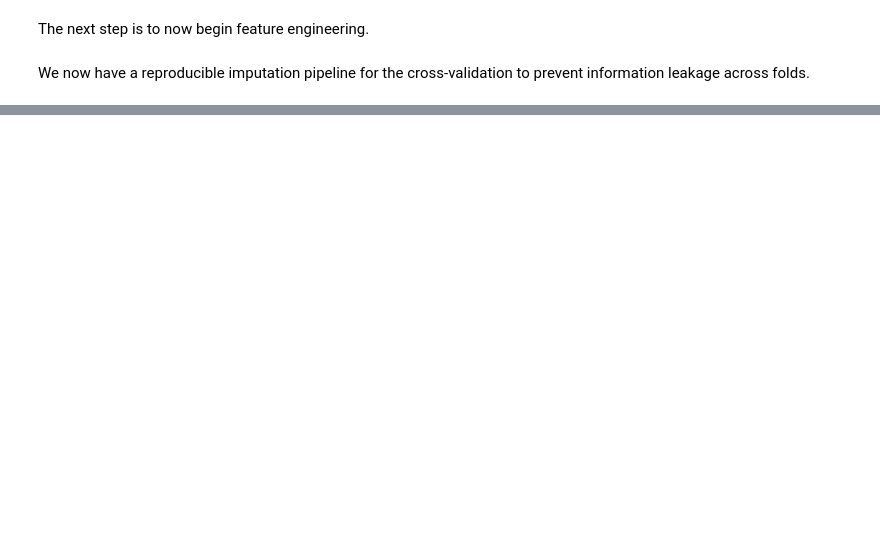
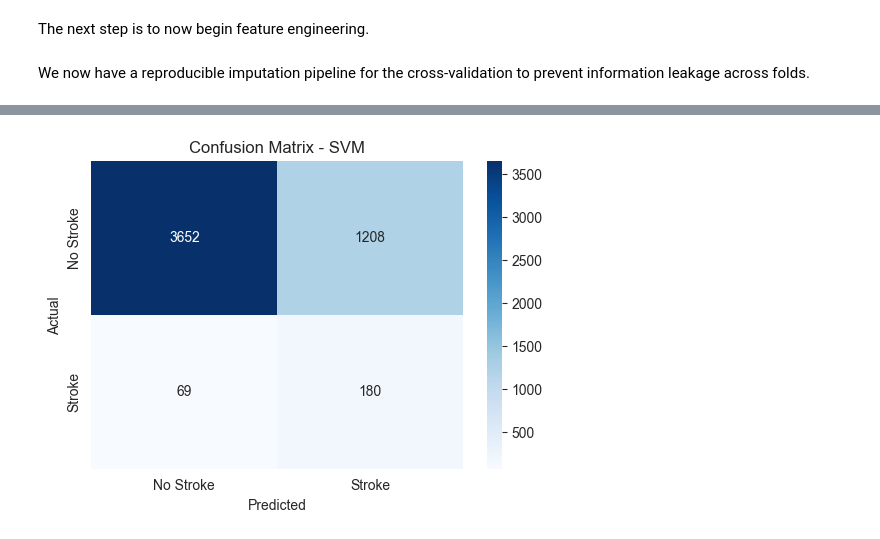
Before and after one commit to kaif1808/DataScienceGang, a Jupyter notebook: letsgo.ipynb, the cells around one changed output, grey strips where cells are left out. Saved outputs shown, nothing was run; the diff lists cells and outputs as text; code cells hidden in the pictures; blank space fills up the shorter version.

```diff
--- a/letsgo.ipynb
+++ b/letsgo.ipynb
@@ -2641,0 +2783,93 @@ plt.show()
+# %%
+# Alternative Models: SVM and KNN with Class Weighting
+# This code block tests SVM and KNN for stroke prediction.
+
+import numpy as np
+import pandas as pd
+from sklearn.model_selection import StratifiedKFold
+from sklearn.svm import SVC
+from sklearn.neighbors import KNeighborsClassifier
+from sklearn.metrics import recall_score, roc_auc_score, precision_score, f1_score, confusion_matrix
+from sklearn.preprocessing import StandardScaler
+#from preprocess_impute_fold import preprocess_and_impute_fold
+import matplotlib.pyplot as plt
+import seaborn as sns
+
+# Set random seed for reproducibility
+np.random.seed(42)
+
+# Assuming stroke_df is already loaded in the notebook
+# stroke_df = pd.read_csv("healthcare-dataset-stroke-data.csv", na_values=["N/A", ""])
+
+# Prepare data
+X = stroke_df.drop('stroke', axis=1)
+y = stroke_df['stroke']
+
+# Define models
+models = {
+    'SVM': SVC(class_weight='balanced', probability=True, random_state=42),
+    'KNN': KNeighborsClassifier(n_neighbors=5, weights='distance')  # Distance weighting for imbalance
+}
+
+# Stratified 5-fold CV
+skf = StratifiedKFold(n_splits=5, shuffle=True, random_state=42)
+
+for model_name, model in models.items():
+    print(f"\n=== {model_name} RESULTS ===")
+    results = {'recall_stroke': [], 'auc_roc': []}
+    all_y_true = []
+    all_y_pred = []
+    all_y_prob = []
+
+    for fold, (train_idx, test_idx) in enumerate(skf.split(X, y)):
+        train_df = pd.concat([X.iloc[train_idx], y.iloc[train_idx]], axis=1)
+        test_df = pd.concat([X.iloc[test_idx], y.iloc[test_idx]], axis=1)
+
+        X_train_processed, X_test_processed = preprocess_and_impute_fold(train_df, test_df)
+        y_train_processed = X_train_processed['stroke']
+        y_test_processed = X_test_processed['stroke']
+        X_train_processed = X_train_processed.drop('stroke', axis=1)
+        X_test_processed = X_test_processed.drop('stroke', axis=1)
+
+        X_train_processed = X_train_processed.select_dtypes(include=[np.number])
+        X_test_processed = X_test_processed.select_dtypes(include=[np.number])
+        X_train_processed = X_train_processed.fillna(X_train_processed.mean())
+        X_test_processed = X_test_processed.fillna(X_train_processed.mean())
+        X_train_processed = X_train_processed.dropna(axis=1, how='all')
+        X_test_processed = X_test_processed[X_train_processed.columns]
+
+        scaler = StandardScaler()
+        X_train_scaled = scaler.fit_transform(X_train_processed)
+        X_test_scaled = scaler.transform(X_test_processed)
+
+        model.fit(X_train_scaled, y_train_processed)
+        y_pred = model.predict(X_test_scaled)
+        y_pred_proba = model.predict_proba(X_test_scaled)[:, 1]
+
+        results['recall_stroke'].append(recall_score(y_test_processed, y_pred, pos_label=1))
+        results['auc_roc'].append(roc_auc_score(y_test_processed, y_pred_proba))
+
+        all_y_true.extend(y_test_processed)
+        all_y_pred.extend(y_pred)
+        all_y_prob.extend(y_pred_proba)
+
+    print(f"Average Recall for Stroke Class: {np.mean(results['recall_stroke']):.4f}")
+    print(f"Average AUC-ROC: {np.mean(results['auc_roc']):.4f}")
+
+    # Overall metrics
+    overall_recall = recall_score(all_y_true, all_y_pred, pos_label=1)
+    overall_precision = precision_score(all_y_true, all_y_pred, pos_label=1)
+    overall_f1 = f1_score(all_y_true, all_y_pred, pos_label=1)
+    overall_auc = roc_auc_score(all_y_true, all_y_prob)
+
+    print(f"Overall Recall: {overall_recall:.4f}, Precision: {overall_precision:.4f}, F1: {overall_f1:.4f}, AUC: {overall_auc:.4f}")
+
+    # Confusion Matrix
+    cm = confusion_matrix(all_y_true, all_y_pred)
+    plt.figure(figsize=(6, 4))
+    sns.heatmap(cm, annot=True, fmt='d', cmap='Blues', xticklabels=['No Stroke', 'Stroke'], yticklabels=['No Stroke', 'Stroke'])
+    plt.title(f'Confusion Matrix - {model_name}')
+    plt.xlabel('Predicted')
+    plt.ylabel('Actual')
+    plt.show()
+# %% [output]
@@ -2641,0 +2880 @@ plt.show()
+[figure, added]
```
Also changed, not shown: parts of 20 cells of this notebook, 1 other file.
